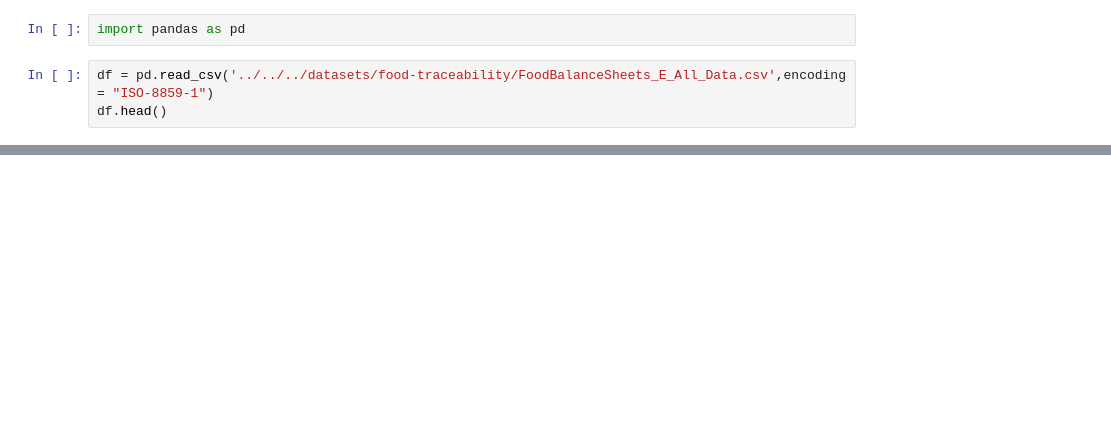
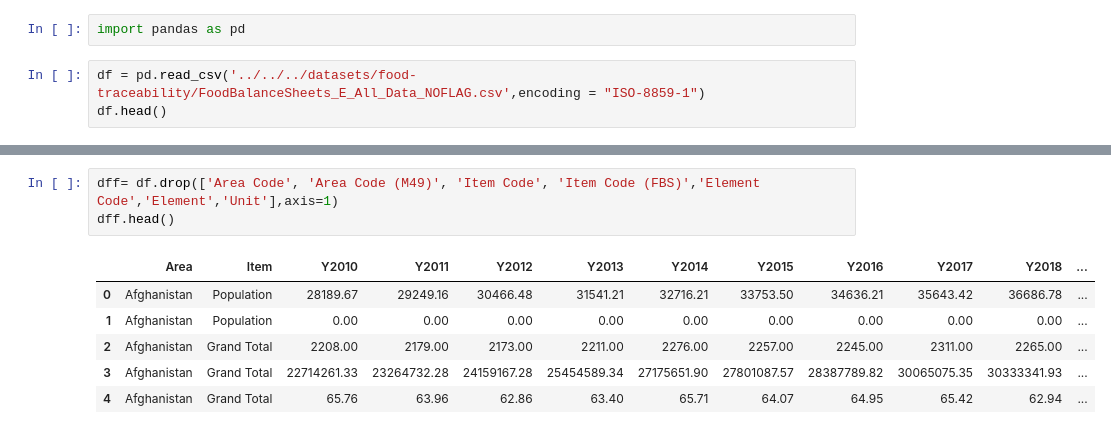
Before and after one commit to sylvas-j/ML, a Jupyter notebook: Tensorflow_works/food-feaceability/food.ipynb, the cells around one changed output, grey strips where cells are left out. Saved outputs shown, nothing was run; the diff lists cells and outputs as text; blank space fills up the shorter version.

Commit message:
food traceability

```diff
--- a/Tensorflow_works/food-feaceability/food.ipynb
+++ b/Tensorflow_works/food-feaceability/food.ipynb
@@ -1,7 +1,7 @@
 # %%
 import pandas as pd
 # %%
-df = pd.read_csv('../../../datasets/food-traceability/FoodBalanceSheets_E_All_Data.csv',encoding = "ISO-8859-1")
+df = pd.read_csv('../../../datasets/food-traceability/FoodBalanceSheets_E_All_Data_NOFLAG.csv',encoding = "ISO-8859-1")
 df.head()
 # %% [output]
 |  | Area Code | Area Code (M49) | Area | Item Code | Item Code (FBS) | Item | Element Code | Element | ... |
@@ -13,0 +60,10 @@ df.head()
+# %%
+dff= df.drop(['Area Code', 'Area Code (M49)', 'Item Code', 'Item Code (FBS)','Element Code','Element','Unit'],axis=1)
+dff.head()
+# %% [output]
+|  | Area | Item | Y2010 | Y2011 | Y2012 | Y2013 | Y2014 | Y2015 | Y2016 | Y2017 | Y2018 | ... |
+| 0 | Afghanistan | Population | 28189.67 | 29249.16 | 30466.48 | 31541.21 | 32716.21 | 33753.50 | 34636.21 | 35643.42 | 36686.78 | ... |
+| 1 | Afghanistan | Population | 0.00 | 0.00 | 0.00 | 0.00 | 0.00 | 0.00 | 0.00 | 0.00 | 0.00 | ... |
+| 2 | Afghanistan | Grand Total | 2208.00 | 2179.00 | 2173.00 | 2211.00 | 2276.00 | 2257.00 | 2245.00 | 2311.00 | 2265.00 | ... |
+| 3 | Afghanistan | Grand Total | 22714261.33 | 23264732.28 | 24159167.28 | 25454589.34 | 27175651.90 | 27801087.57 | 28387789.82 | 30065075.35 | 30333341.93 | ... |
+| 4 | Afghanistan | Grand Total | 65.76 | 63.96 | 62.86 | 63.40 | 65.71 | 64.07 | 64.95 | 65.42 | 62.94 | ... |
```
Also changed, not shown: parts of 39 cells of this notebook.
